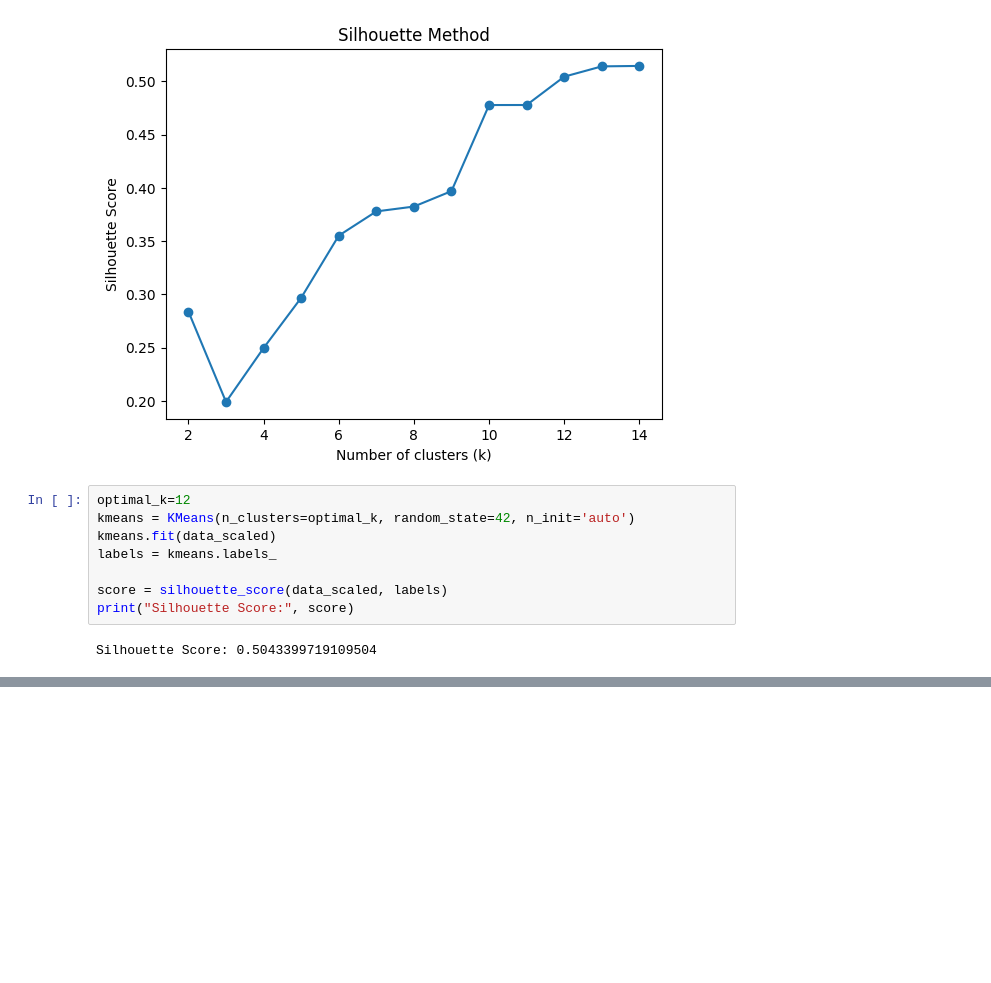
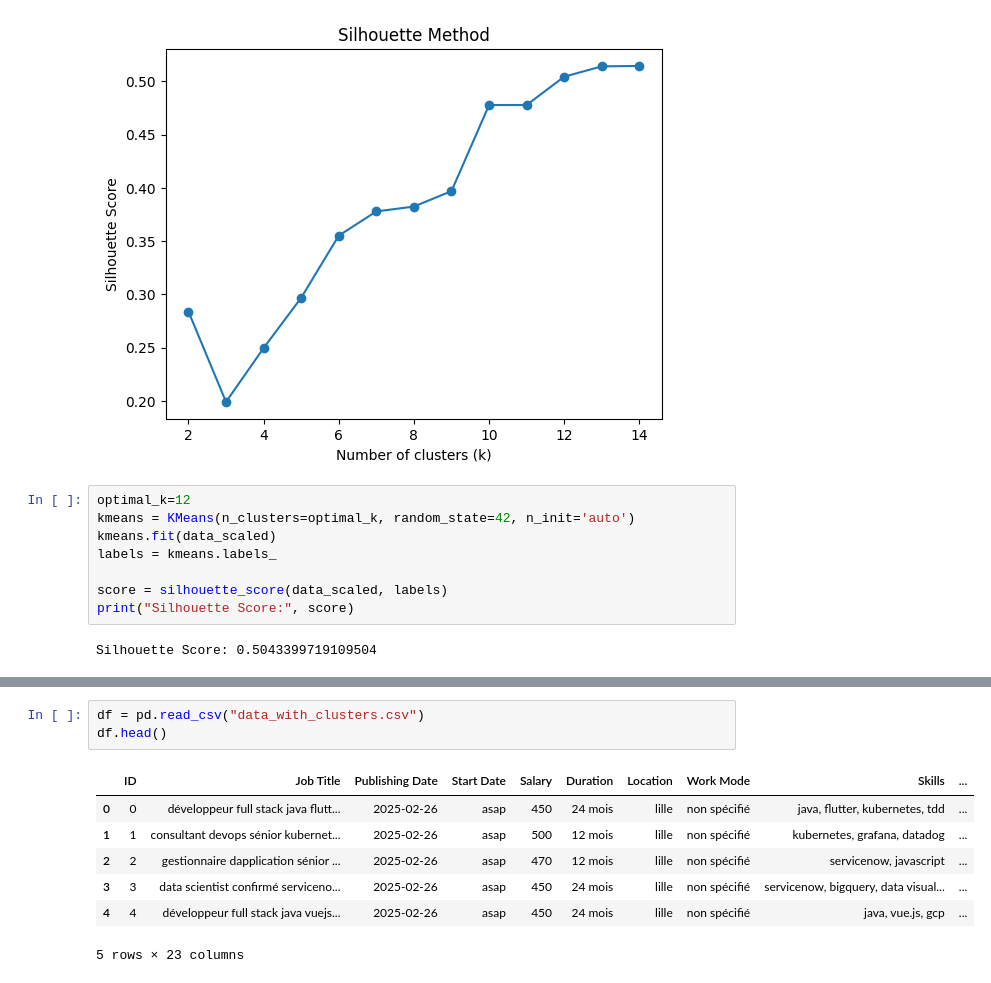
Before and after one commit to ahmedhoucine/AI-Project, a Jupyter notebook: clustering/k-means.ipynb, the cells around one changed output, grey strips where cells are left out. Saved outputs shown, nothing was run; the diff lists cells and outputs as text; blank space fills up the shorter version.

```diff
--- a/clustering/k-means.ipynb
+++ b/clustering/k-means.ipynb
@@ -69,0 +96,11 @@ Silhouette Score: 0.5043399719109504
+# %%
+df = pd.read_csv("data_with_clusters.csv")
+df.head()
+# %% [output]
+|  | ID | Job Title | Publishing Date | Start Date | Salary | Duration | Location | Work Mode | Skills | ... |
+| 0 | 0 | développeur full stack java flutt... | 2025-02-26 | asap | 450 | 24 mois | lille | non spécifié | java, flutter, kubernetes, tdd | ... |
+| 1 | 1 | consultant devops sénior kubernet... | 2025-02-26 | asap | 500 | 12 mois | lille | non spécifié | kubernetes, grafana, datadog | ... |
+| 2 | 2 | gestionnaire dapplication sénior ... | 2025-02-26 | asap | 470 | 12 mois | lille | non spécifié | servicenow, javascript | ... |
+| 3 | 3 | data scientist confirmé serviceno... | 2025-02-26 | asap | 450 | 24 mois | lille | non spécifié | servicenow, bigquery, data visual... | ... |
+| 4 | 4 | développeur full stack java vuejs... | 2025-02-26 | asap | 450 | 24 mois | lille | non spécifié | java, vue.js, gcp | ... |
+5 rows × 23 columns
```
Also changed, not shown: parts of 2 cells of this notebook, 4 other files.
